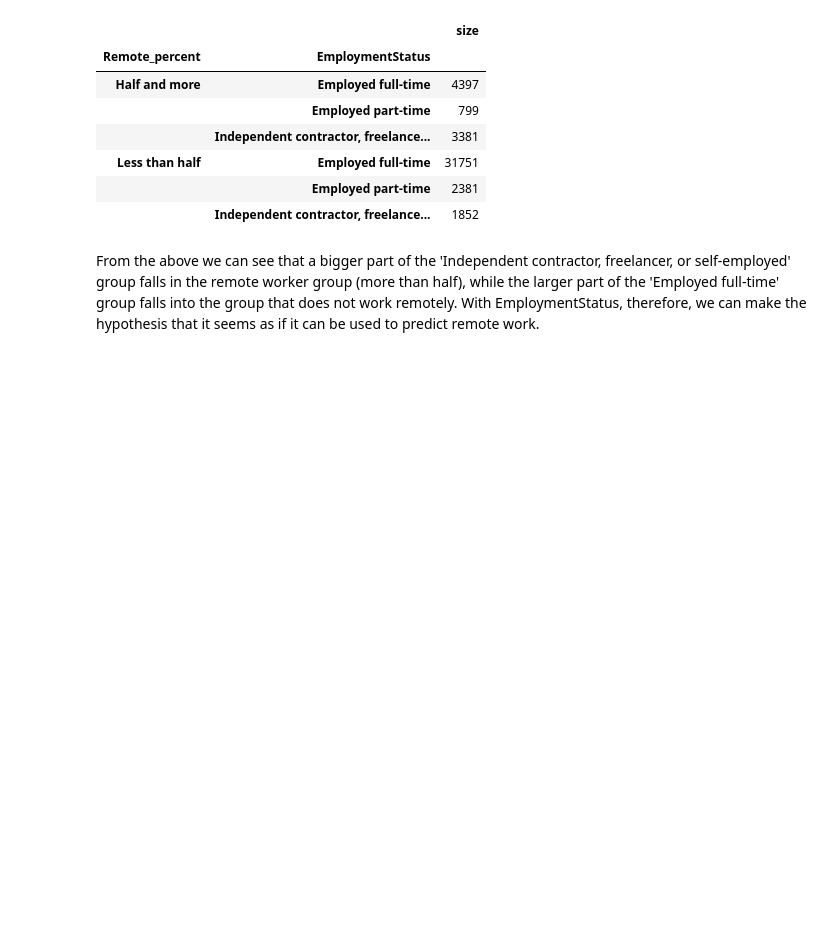
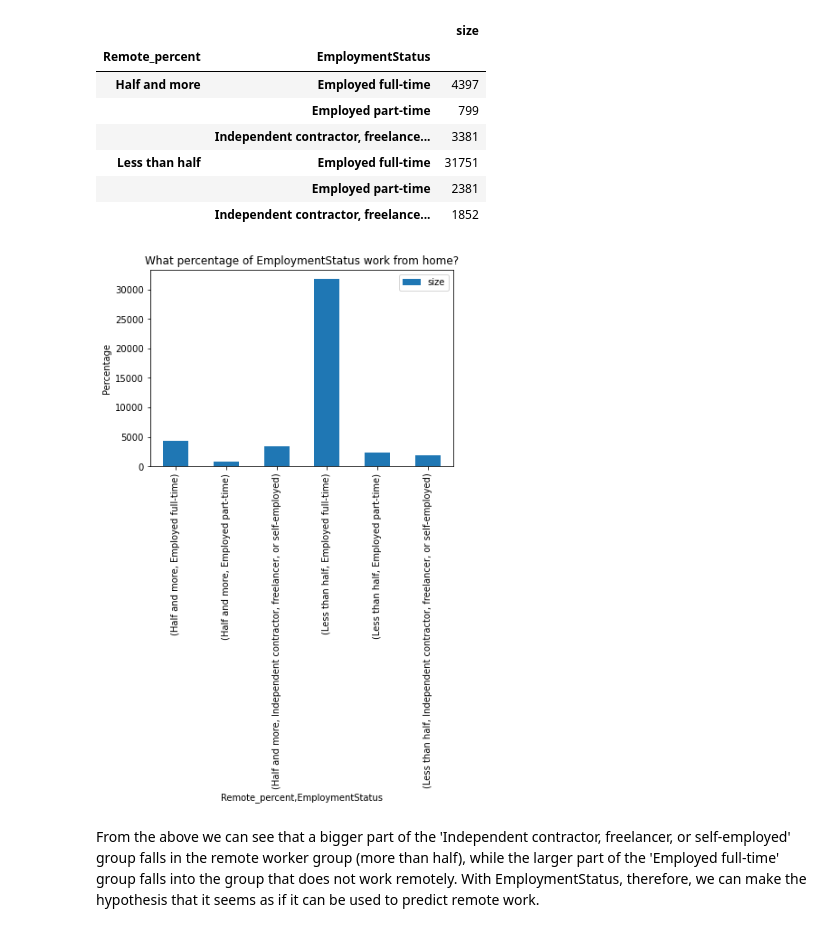
Before and after one commit to JakePython/Udacity-Blog, a Jupyter notebook: Udacity Blog Remote working.ipynb, the cells around one changed output. Cells and saved outputs as stored; diff of their text form; code cells hidden in the pictures; blank space fills up the shorter version.

```diff
--- a/Udacity Blog Remote working.ipynb
+++ b/Udacity Blog Remote working.ipynb
@@ -308,6 +327,14 @@ df_emp_filt.groupby(['Remote_percent', 'EmploymentStatus']).size().to_frame('siz
 | Less than half | Employed full-time | 31751 |
 |  | Employed part-time | 2381 |
 |  | Independent contractor, freelance... | 1852 |
+# %%
+#We can make a graph of the above figures
+Emp_graph=df_emp_filt.groupby(['Remote_percent', 'EmploymentStatus']).size().to_frame('size')
+Emp_graph.plot(kind='bar')
+plt.title("What percentage of EmploymentStatus work from home?");
+plt.ylabel('Percentage');
+# %% [output]
+[figure, added]
 # %% [markdown]
 From the above we can see that a bigger part of the 'Independent contractor, freelancer, or self-employed' group falls in the remote worker group (more than half), while the larger part of the 'Employed full-time' group falls into the group that does not work remotely. With EmploymentStatus, therefore, we can make the hypothesis that it seems as if it can be used to predict remote work.
 # %% [markdown]
```
Also changed, not shown: parts of 20 cells of this notebook.
